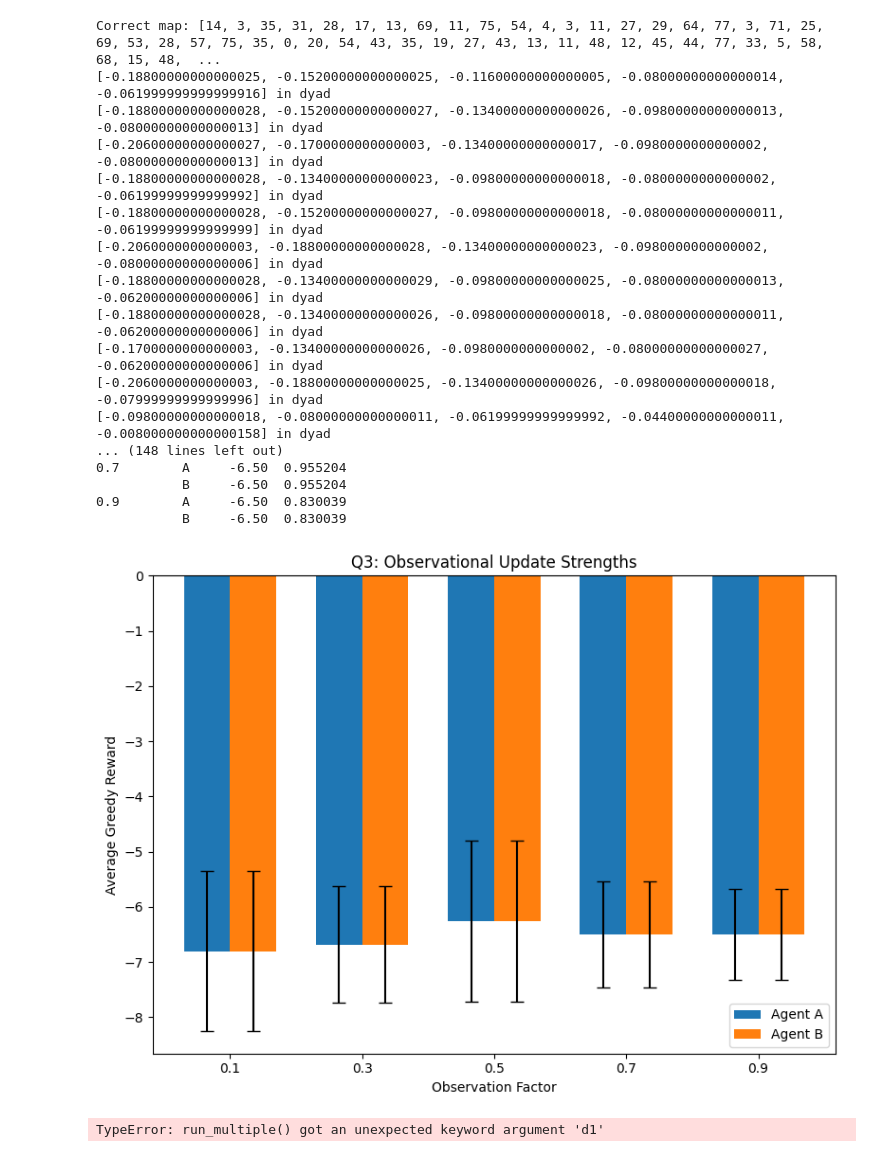
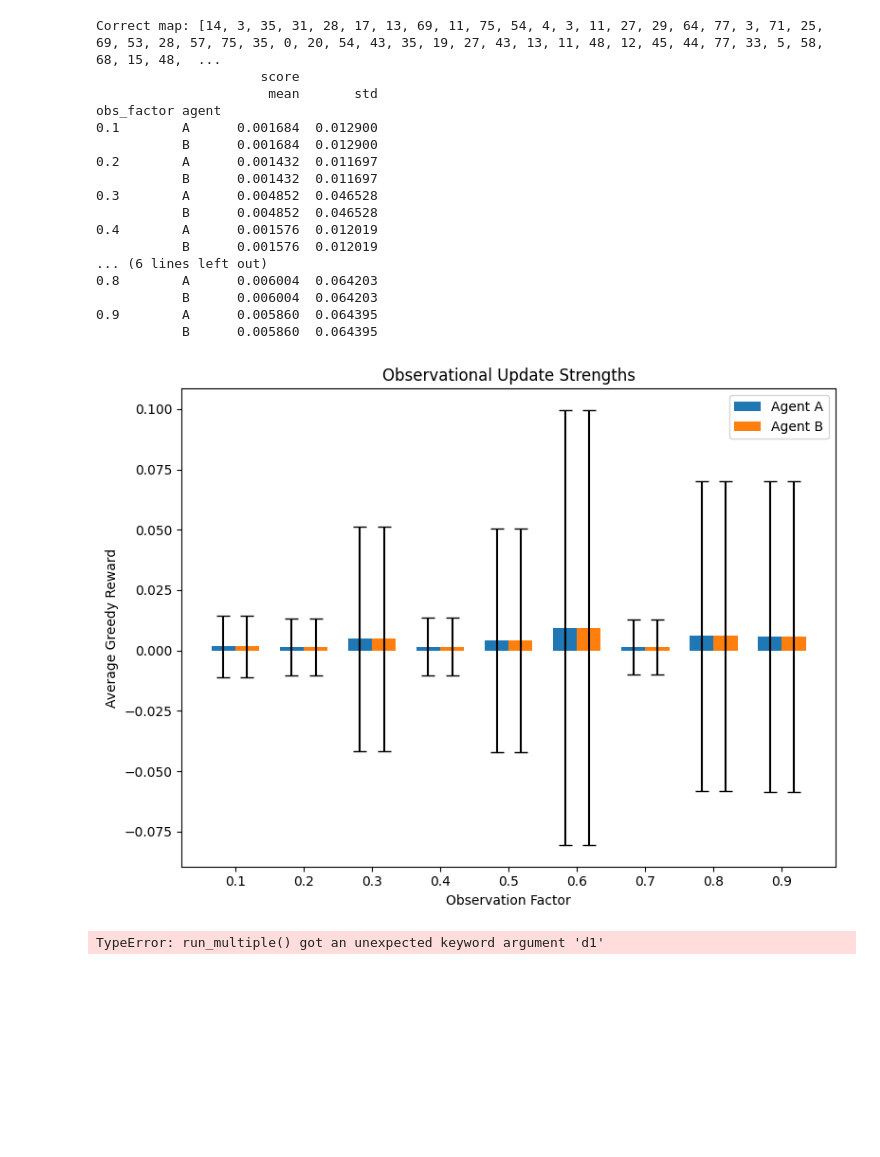
Before and after one commit to abarch/meta_unit, a Jupyter notebook: dyad_learning/multi_exp.ipynb, the cells around one changed output. Cells and saved outputs as stored; diff of their text form; code cells hidden in the pictures; blank space fills up the shorter version.

Commit message:
3rd experiment, no clear results

```diff
--- a/dyad_learning/multi_exp.ipynb
+++ b/dyad_learning/multi_exp.ipynb
@@ -201,7 +201,7 @@ def evaluate_agent(env, agent, n_episodes=50):
 # Experiment: evaluate SOLO vs DYAD
 # ------------------------------
 def experiment_final_eval(
-    n_runs=2, pretrain_episodes=5, dyad_episodes=7, solo_episodes=12, eval_episodes=2
+    n_runs=200, pretrain_episodes=5, dyad_episodes=7, solo_episodes=12, eval_episodes=2
 ):
     results = {
         "SOLO": [],
@@ -222,8 +222,8 @@ def experiment_final_eval(
         # DYAD: Beginner+Beginner (BB) ---------
         agent1 = QLearningAgent(env.n_states, env.n_actions)
         agent2 = QLearningAgent(env.n_states, env.n_actions)
-        run_dyad(env, agent1, agent2, n_episodes=dyad_episodes,
-                 swap_mode=sw, obs_factor=0.3)
+        run_dyad(env, agent1, agent2, n_episodes=dyad_episodes, swap_mode=sw, obs_factor=0.3) # FIXME: hier müsste man das irgendwie anders machen.  beginner haben einfach insgesamt weniger trials.
+
         results["BB_agent1"].append(evaluate_agent(env, agent1, eval_episodes))
         results["BB_agent2"].append(evaluate_agent(env, agent2, eval_episodes))
 
@@ -271,7 +271,7 @@ def experiment_final_eval(
 # Run experiment
 # ------------------------------
 results, mean_final, std_final = experiment_final_eval(
-    n_runs=5, pretrain_episodes=3, dyad_episodes=10, solo_episodes=8, eval_episodes=5
+    n_runs=20, pretrain_episodes=3, dyad_episodes=10, solo_episodes=8, eval_episodes=5
 )
 # %% [output]
 Correct map: [6, 34, 11, 98, 52, 34, 13, 4, 48, 68, 71, 42, 43, 6, 20, 17, 43, 71, 42, 89, 31, 20, 0, 55, 99, 11, 76, 48, 8, 0, 40, 93, 57, 13, 5, 11, 85, 18, 16, 2, 37, 55, 73, 61, 33, 60, 4, 98, 39, ...
@@ -681,4 +681,5 @@ Correct map: [2, 58, 39, 37, 36, 52, 6, 1, 1, 17, 12, 26, 14, 19, 43, 42, 55, 59
 # %%
+import pandas as pd
 #EXP 3
 #different switch modes
 def evaluate_agent(env, agent, n_eval_episodes=5):
@@ -746,8 +747,8 @@ def plot_results(df, title="Dyad Role Alternation Comparison"):
 if __name__ == "__main__":
     env = PianoEnv(length=50, n_actions=80, seed=42)  # replace with PianoEnv
     modes = ["episode", "step", "random"]
-    df = run_multiple(env, modes, n_runs=30, n_episodes=25, obs_factor=0.5, n_eval_episodes=30)
+    df = run_multiple(env, modes, n_runs=200, n_episodes=25, obs_factor=0.8, n_eval_episodes=20)
     print(df.groupby(["mode", "agent"]).agg(["mean", "std"]))
-    plot_results(df, title="Q2: Effect of Role Alternation on Dyad Learning")
+    plot_results(df, title="Effect of Role Alternation on Dyad Learning")
 # %% [output]
 Correct map: [14, 3, 35, 31, 28, 17, 13, 69, 11, 75, 54, 4, 3, 11, 27, 29, 64, 77, 3, 71, 25, 69, 53, 28, 57, 75, 35, 0, 20, 54, 43, 35, 19, 27, 43, 13, 11, 48, 12, 45, 44, 77, 33, 5, 58, 68, 15, 48,  ...
@@ -792,34 +793,8 @@ def evaluate_agent(env, agent, n_eval_episodes=10):
     return np.mean(total_rewards)
 
 # ------------------------------
-# Q3: Observation factor experiment
-# ------------------------------
-def exp_q3(env, obs_factors=[0.1, 0.3, 0.7], n_runs=10, n_episodes=50, n_eval_episodes=20):
-    results = []
-    for obs in obs_factors:
-        for run in range(n_runs):
-            a, b = QLearningAgent(env.n_states, env.n_actions), QLearningAgent(env.n_states, env.n_actions)
-            run_dyad(env, a, b, n_episodes=n_episodes, swap_mode="episode", obs_factor=obs)
-            eval_a = evaluate_agent(env, a, n_eval_episodes)
-            eval_b = evaluate_agent(env, b, n_eval_episodes)
-            results.append({"obs_factor": obs, "agent": "A", "score": eval_a})
-            results.append({"obs_factor": obs, "agent": "B", "score": eval_b})
-    return pd.DataFrame(results)
 
-# ------------------------------
-# ------------------------------
-def evaluate_agent(env, agent, n_eval_episodes=10):
-    total_rewards = []
-    for _ in range(n_eval_episodes):
-        s = env.reset()
-        done = False
-        ep_reward = 0
-        while not done:
-            a = np.argmax(agent.Q[s])
-            s, r, done, _ = env.step(a)
-            ep_reward += r
-        total_rewards.append(ep_reward)
-    return np.mean(total_rewards)
+
 
 # ------------------------------
 # Q3: Observation factor experiment
@@ -839,54 +814,54 @@ def exp_q3(env, obs_factors=[0.1, 0.3, 0.7], n_runs=10, n_episodes=50, n_eval_ep
 # ------------------------------
 # Plotting results
 # ------------------------------
-def plot_q3(df, title="Q3: Observational Update Strengths"):
+def plot_q3(df, title="Observational Update Strengths"):
     stats = df.groupby(["obs_factor", "agent"])["score"].agg(["mean", "std"]).reset_index()
 
     plt.figure(figsize=(8,6))
     obs_vals = stats["obs_factor"].unique()
     agents = stats["agent"].unique()
     x = np.arange(len(obs_vals))
     width = 0.35
 
     for i, agent in enumerate(agents):
         vals = stats[stats["agent"] == agent]
         plt.bar(x + i*width - width/2, vals["mean"], width, yerr=vals["std"], capsize=5, label=f"Agent {agent}")
 
     plt.xticks(x, obs_vals)
     plt.xlabel("Observation Factor")
     plt.ylabel("Average Greedy Reward")
     plt.title(title)
     plt.legend()
     plt.tight_layout()
     plt.show()
 
 # ------------------------------
 # Run Q3 Experiment
 # ------------------------------
 if __name__ == "__main__":
     env = PianoEnv(length=50, n_actions=80, seed=42)  # replace with PianoEnv
-    df_q3 = exp_q3(env, obs_factors=[0.1, 0.3, 0.5, 0.7, 0.9], n_runs=30, n_episodes=20, n_eval_episodes=30)
+    df_q3 = exp_q3(env, obs_factors=[0.1, 0.2, 0.3, 0.4, 0.5, 0.6, 0.7, 0.8, 0.9], n_runs=500, n_episodes=23, n_eval_episodes=5)
     print(df_q3.groupby(["obs_factor", "agent"]).agg(["mean", "std"]))
     plot_q3(df_q3)
 # %% [output]
 Correct map: [14, 3, 35, 31, 28, 17, 13, 69, 11, 75, 54, 4, 3, 11, 27, 29, 64, 77, 3, 71, 25, 69, 53, 28, 57, 75, 35, 0, 20, 54, 43, 35, 19, 27, 43, 13, 11, 48, 12, 45, 44, 77, 33, 5, 58, 68, 15, 48,  ...
-[-0.18800000000000025, -0.15200000000000025, -0.11600000000000005, -0.08000000000000014, -0.061999999999999916] in dyad
-[-0.18800000000000028, -0.15200000000000027, -0.13400000000000026, -0.09800000000000013, -0.08000000000000013] in dyad
-[-0.20600000000000027, -0.1700000000000003, -0.13400000000000017, -0.0980000000000002, -0.08000000000000013] in dyad
-[-0.18800000000000028, -0.13400000000000023, -0.09800000000000018, -0.0800000000000002, -0.06199999999999992] in dyad
-[-0.18800000000000028, -0.15200000000000027, -0.09800000000000018, -0.08000000000000011, -0.06199999999999999] in dyad
-[-0.2060000000000003, -0.18800000000000028, -0.13400000000000023, -0.0980000000000002, -0.08000000000000006] in dyad
-[-0.18800000000000028, -0.13400000000000029, -0.09800000000000025, -0.08000000000000013, -0.06200000000000006] in dyad
-[-0.18800000000000028, -0.13400000000000026, -0.09800000000000018, -0.08000000000000011, -0.06200000000000006] in dyad
-[-0.1700000000000003, -0.13400000000000026, -0.0980000000000002, -0.08000000000000027, -0.06200000000000006] in dyad
-[-0.2060000000000003, -0.18800000000000025, -0.13400000000000026, -0.09800000000000018, -0.07999999999999996] in dyad
-[-0.09800000000000018, -0.08000000000000011, -0.06199999999999992, -0.04400000000000011, -0.008000000000000158] in dyad
-... (148 lines left out)
-0.7        A     -6.50  0.955204
-           B     -6.50  0.955204
-0.9        A     -6.50  0.830039
-           B     -6.50  0.830039
+                     score
+                      mean       std
+obs_factor agent
+0.1        A      0.001684  0.012900
+           B      0.001684  0.012900
+0.2        A      0.001432  0.011697
+           B      0.001432  0.011697
+0.3        A      0.004852  0.046528
+           B      0.004852  0.046528
+0.4        A      0.001576  0.012019
+           B      0.001576  0.012019
+... (6 lines left out)
+0.8        A      0.006004  0.064203
+           B      0.006004  0.064203
+0.9        A      0.005860  0.064395
+           B      0.005860  0.064395
-[figure, old version]
+[figure, new version]
 # %%
 
 
```
Also changed, not shown: parts of 7 cells of this notebook.
